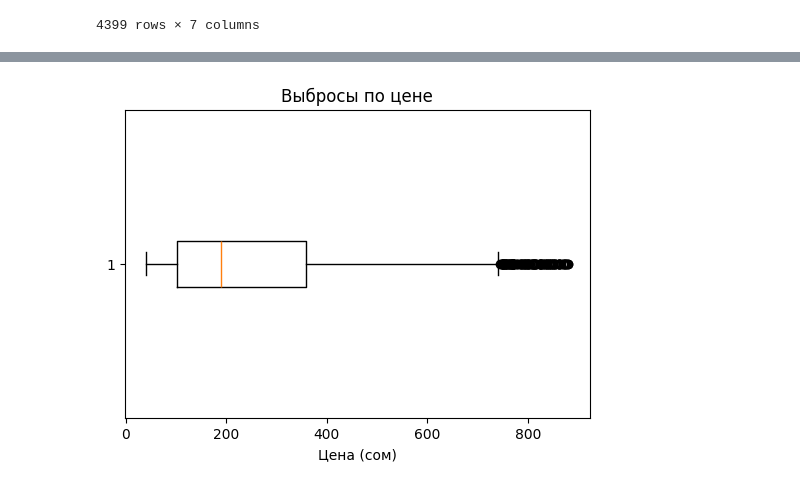
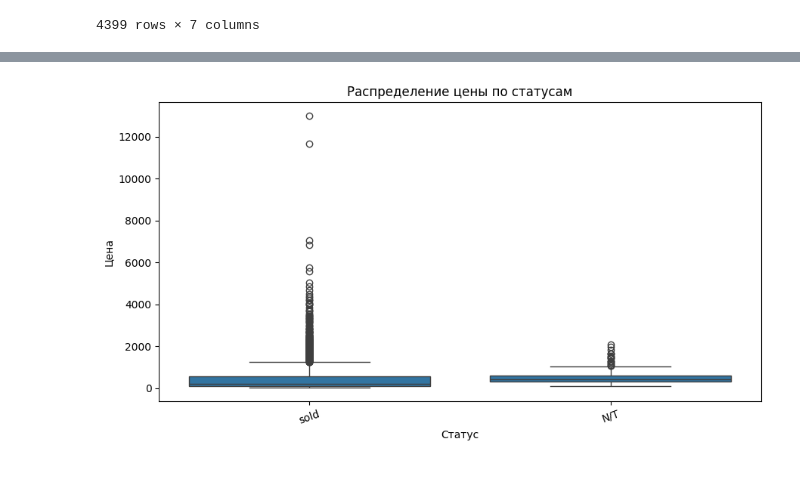
Before and after one commit to MuliShKa/Parsing-DataSince-, a Jupyter notebook: main3.ipynb, the cells around one changed output, grey strips where cells are left out. Cells and saved outputs as stored; diff of their text form; code cells hidden in the pictures.

```diff
--- a/main3.ipynb
+++ b/main3.ipynb
@@ -273,38 +275,0 @@ plt.show()
-# %%
-num_cols = ["price", "market_price", "reviews", "sales_count_num"]
-
-
-if "sales_count_num" not in df.columns:
-    def parse_sales(s):
-        s = str(s).strip().upper().replace("+", "")
-        if s.endswith("K"):
-            return float(s[:-1].replace(",", ".")) * 1_000
-        if s.endswith("M"):
-            return float(s[:-1].replace(",", ".")) * 1_000_000
-        return pd.to_numeric(s.replace(" ", ""), errors="coerce")
-    df["sales_count_num"] = df["sales_count"].apply(parse_sales)
-
-
-df["price"] = pd.to_numeric(df["price"], errors="coerce")
-df["market_price"] = pd.to_numeric(df["market_price"], errors="coerce")
-df["reviews"] = pd.to_numeric(df["reviews"].astype(str).str.replace(" ", ""), errors="coerce")
-
-
-corr = df[num_cols].corr()
-
-
-plt.figure(figsize=(6,5))
-im = plt.imshow(corr, cmap="coolwarm", interpolation="nearest")
-
-plt.xticks(range(len(num_cols)), num_cols, rotation=45, ha="right")
-plt.yticks(range(len(num_cols)), num_cols)
-
-
-for i in range(len(num_cols)):
-    for j in range(len(num_cols)):
-        plt.text(j, i, f"{corr.iloc[i,j]:.2f}", ha="center", va="center", color="black", fontsize=9)
-
-plt.title("Корреляция (Пирсон)")
-plt.colorbar(im, fraction=0.046, pad=0.04)
-plt.tight_layout()
-plt.show()
@@ -313,14 +276,7 @@ plt.show()
-# %%
-plt.figure(figsize=(6,4))
-plt.boxplot(df["price"].dropna(), vert=False)
-plt.title("Выбросы по цене")
-plt.xlabel("Цена (сом)")
-plt.show()
-
-Q1 = df["price"].quantile(0.25)
-Q3 = df["price"].quantile(0.75)
-IQR = Q3 - Q1
-
-outliers = df[(df["price"] < (Q1 - 1.5 * IQR)) | (df["price"] > (Q3 + 1.5 * IQR))]
-# %% [output]
-[figure, removed]
+# %%
+plt.figure(figsize=(9,5))
+sns.boxplot(data=df.dropna(subset=[status_col, price_col]), x=status_col, y=price_col)
+plt.title("Распределение цены по статусам"); plt.xlabel("Статус"); plt.ylabel("Цена")
+plt.xticks(rotation=20); plt.tight_layout(); plt.show()
+# %% [output]
+[figure, added]
```
Also changed, not shown: parts of 32 cells of this notebook, 2 other files.
